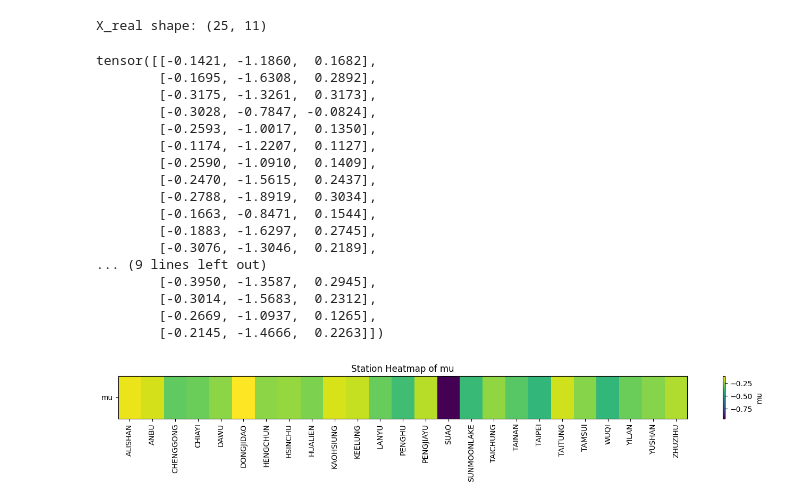
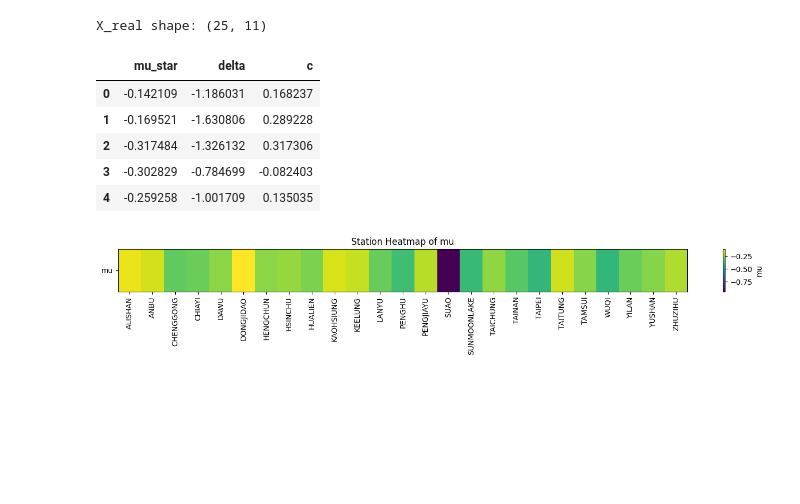
Before and after one commit to shu-ming0808/gev-use-nn, a Jupyter notebook: notebooks/main.ipynb, the cells around one changed output. Saved outputs shown, nothing was run; the diff lists cells and outputs as text; code cells hidden in the pictures; blank space fills up the shorter version.

```diff
--- a/notebooks/main.ipynb
+++ b/notebooks/main.ipynb
@@ -70,40 +70,45 @@ print("X_real shape:", X_real.shape)
 # %% [output]
 X_real shape: (25, 11)
 # %%
+from pathlib import Path
+import sys
+
+import pandas as pd
 import torch
+
+BASE_DIR = Path().resolve()
+while not (BASE_DIR / "data").exists():
+    if BASE_DIR.parent == BASE_DIR:
+        raise FileNotFoundError("Could not find project root containing data/")
+    BASE_DIR = BASE_DIR.parent
+
+SRC_DIR = BASE_DIR / "src"
+MODEL_DIR = BASE_DIR / "models"
+
+if str(SRC_DIR) not in sys.path:
+    sys.path.append(str(SRC_DIR))
+
 from baseline_train import GEVNet
 
 device = "cuda" if torch.cuda.is_available() else "cpu"
-
 model = GEVNet().to(device)
 
 model_path = MODEL_DIR / "best_baseline_model.pth"
 model.load_state_dict(torch.load(model_path, map_location=device))
-
 model.eval()
 
 with torch.no_grad():
-    preds = model(torch.from_numpy(X_real).float().to(device))
+    preds = model(torch.from_numpy(X_real).float().to(device)).cpu().numpy()
 
-print(preds)
+pred_df = pd.DataFrame(preds, columns=["mu_star", "delta", "c"])
+display(pred_df.head())
 # %% [output]
-tensor([[-0.1421, -1.1860,  0.1682],
-        [-0.1695, -1.6308,  0.2892],
-        [-0.3175, -1.3261,  0.3173],
-        [-0.3028, -0.7847, -0.0824],
-        [-0.2593, -1.0017,  0.1350],
-        [-0.1174, -1.2207,  0.1127],
-        [-0.2590, -1.0910,  0.1409],
-        [-0.2470, -1.5615,  0.2437],
-        [-0.2788, -1.8919,  0.3034],
-        [-0.1663, -0.8471,  0.1544],
-        [-0.1883, -1.6297,  0.2745],
-        [-0.3076, -1.3046,  0.2189],
-... (9 lines left out)
-        [-0.3950, -1.3587,  0.2945],
-        [-0.3014, -1.5683,  0.2312],
-        [-0.2669, -1.0937,  0.1265],
-        [-0.2145, -1.4666,  0.2263]])
+|  | mu_star | delta | c |
+| 0 | -0.142109 | -1.186031 | 0.168237 |
+| 1 | -0.169521 | -1.630806 | 0.289228 |
+| 2 | -0.317484 | -1.326132 | 0.317306 |
+| 3 | -0.302829 | -0.784699 | -0.082403 |
+| 4 | -0.259258 | -1.001709 | 0.135035 |
 # %%
 import pandas as pd
 import matplotlib.pyplot as plt
```
Also changed, not shown: parts of 7 cells of this notebook, 3 other files.
